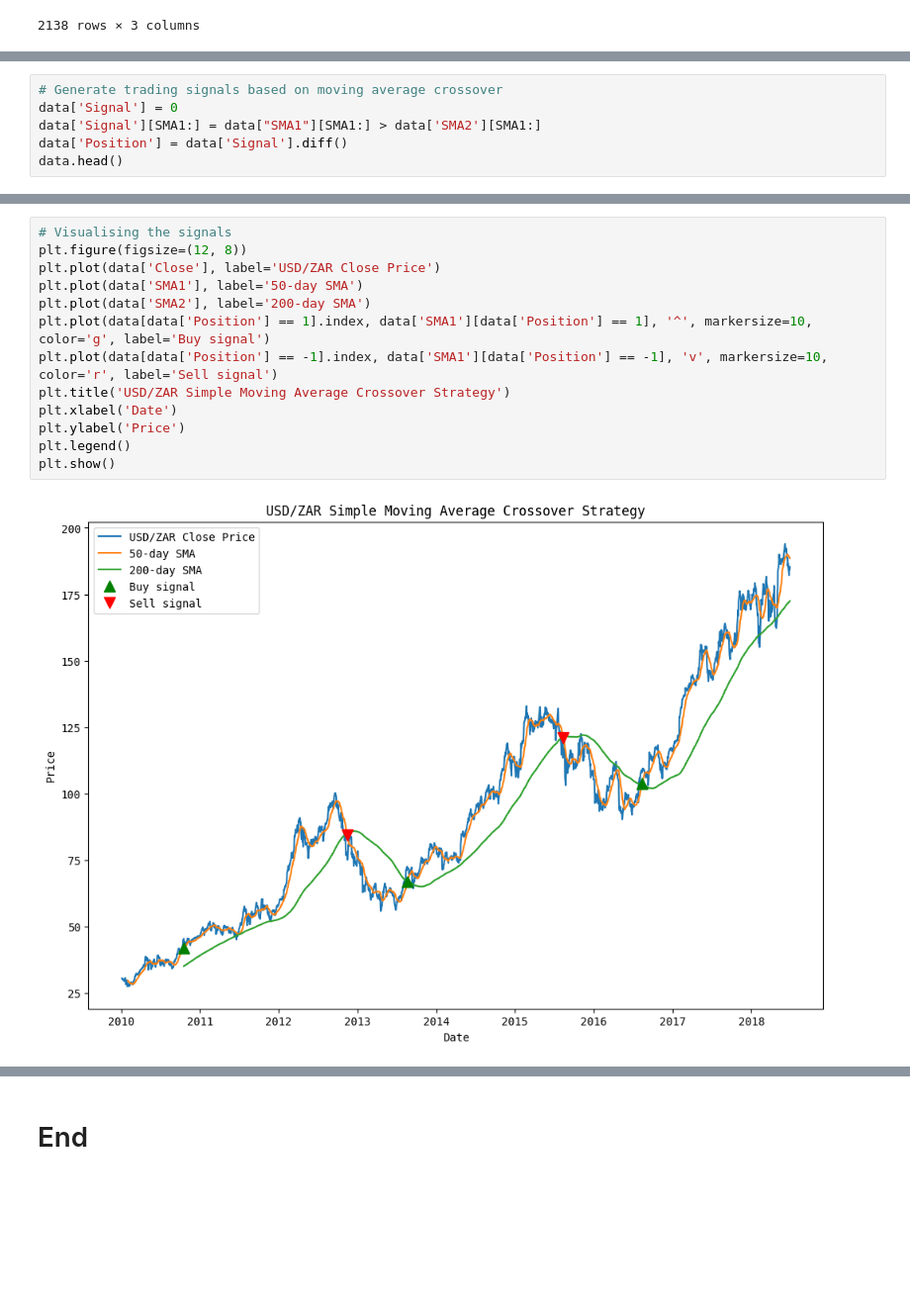
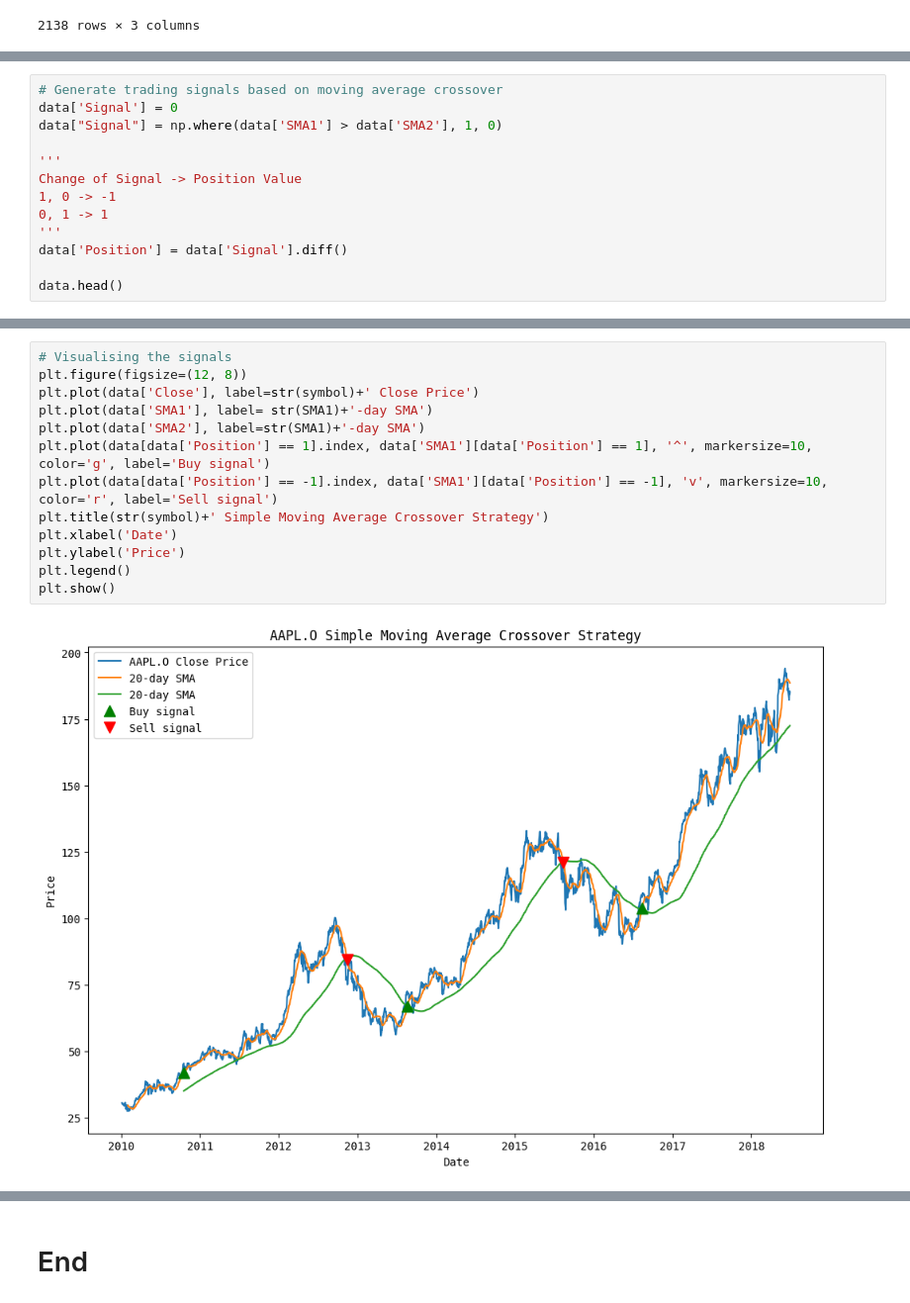
Before and after one commit to newsesame/GeneticAlgo_MovingAverageStrat, a Jupyter notebook: SMA.ipynb, the cells around one changed output, grey strips where cells are left out. Shown: that part at 99% size. Saved outputs shown, nothing was run; the diff lists cells and outputs as text; blank space fills up the shorter version.

```diff
--- a/SMA.ipynb
+++ b/SMA.ipynb
@@ -89,7 +95,14 @@ data.plot(figsize=(10,6))
 # %%
 # Generate trading signals based on moving average crossover
 data['Signal'] = 0
-data['Signal'][SMA1:] = data["SMA1"][SMA1:] > data['SMA2'][SMA1:]
+data["Signal"] = np.where(data['SMA1'] > data['SMA2'], 1, 0)
+
+'''
+Change of Signal -> Position Value
+1, 0 -> -1
+0, 1 -> 1
+'''
 data['Position'] = data['Signal'].diff()
+
 data.head()
 # %% [output]
@@ -117,16 +116,16 @@ See the caveats in the documentation: https://pandas.pydata.org/pandas-docs/stab
 # %%
 # Visualising the signals
 plt.figure(figsize=(12, 8))
-plt.plot(data['Close'], label='USD/ZAR Close Price')
-plt.plot(data['SMA1'], label='50-day SMA')
-plt.plot(data['SMA2'], label='200-day SMA')
+plt.plot(data['Close'], label=str(symbol)+' Close Price')
+plt.plot(data['SMA1'], label= str(SMA1)+'-day SMA')
+plt.plot(data['SMA2'], label=str(SMA1)+'-day SMA')
 plt.plot(data[data['Position'] == 1].index, data['SMA1'][data['Position'] == 1], '^', markersize=10, color='g', label='Buy signal')
 plt.plot(data[data['Position'] == -1].index, data['SMA1'][data['Position'] == -1], 'v', markersize=10, color='r', label='Sell signal')
-plt.title('USD/ZAR Simple Moving Average Crossover Strategy')
+plt.title(str(symbol)+' Simple Moving Average Crossover Strategy')
 plt.xlabel('Date')
 plt.ylabel('Price')
 plt.legend()
 plt.show()
 # %% [output]
-[figure, old version]
+[figure, new version]
 # %%
```
Also changed, not shown: parts of 9 cells of this notebook, 2 other files.
